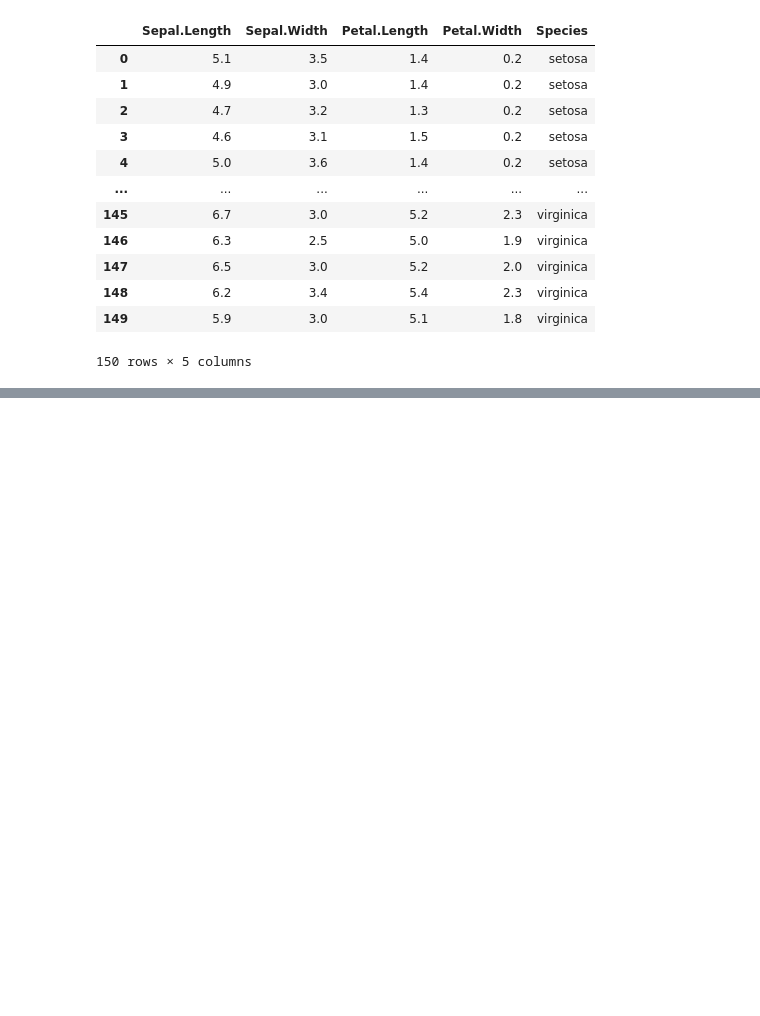
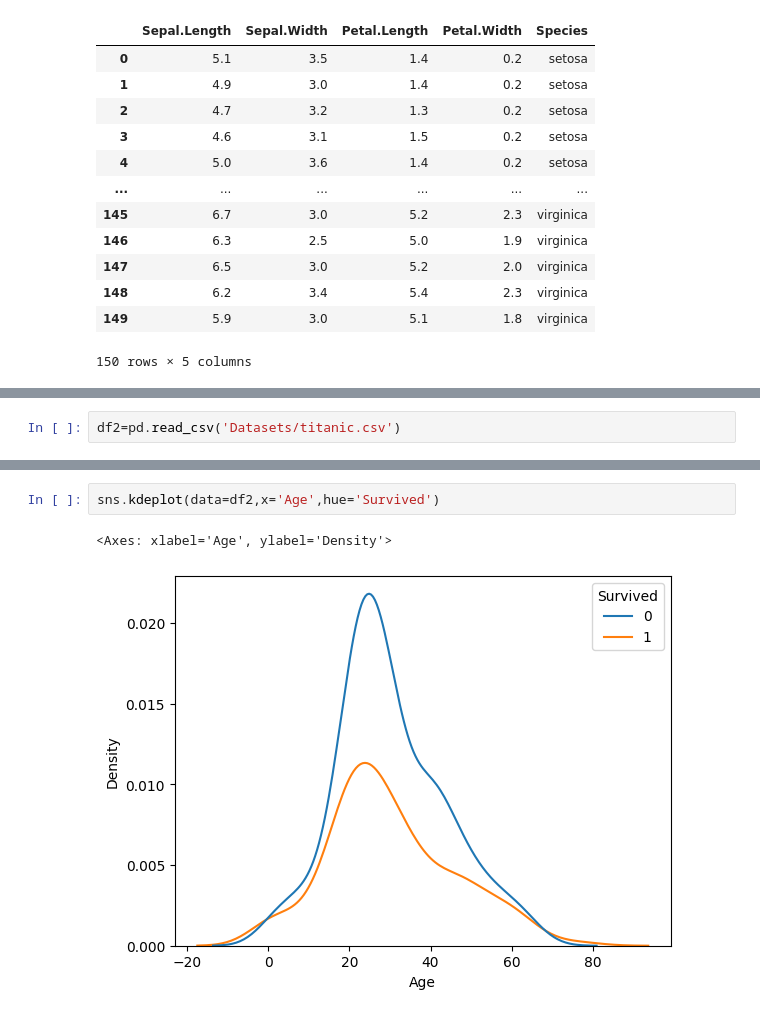
Before and after one commit to rahuulsharmaa/DataScience_Practice, a Jupyter notebook: practice-4.ipynb, the cells around one changed output, grey strips where cells are left out. Saved outputs shown, nothing was run; the diff lists cells and outputs as text; blank space fills up the shorter version.

```diff
--- a/practice-4.ipynb
+++ b/practice-4.ipynb
@@ -50,3 +50,5 @@ kdeplot(data=df,x='Petal.Width',hue='Species',fill=True)
 # %% [output]
 <Axes: xlabel='Petal.Width', ylabel='Density'>
 [figure]
+# %%
+df2=pd.read_csv('Datasets/titanic.csv')
@@ -52,0 +71,5 @@ kdeplot(data=df,x='Petal.Width',hue='Species',fill=True)
+# %%
+sns.kdeplot(data=df2,x='Age',hue='Survived')
+# %% [output]
+<Axes: xlabel='Age', ylabel='Density'>
+[figure, added]
```
Also changed, not shown: parts of 14 cells of this notebook, 2 other files.
